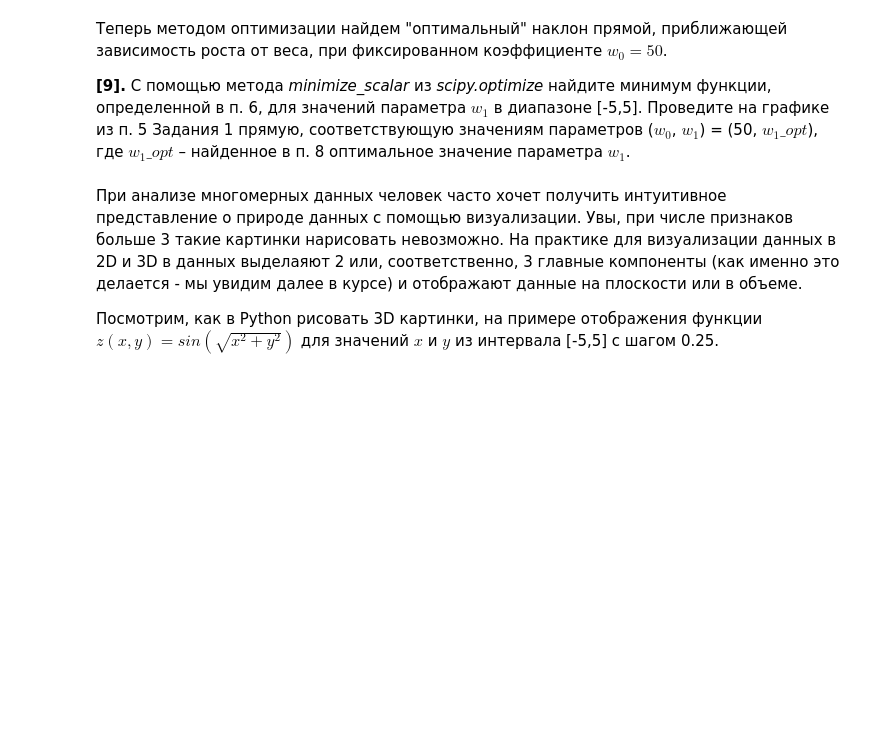
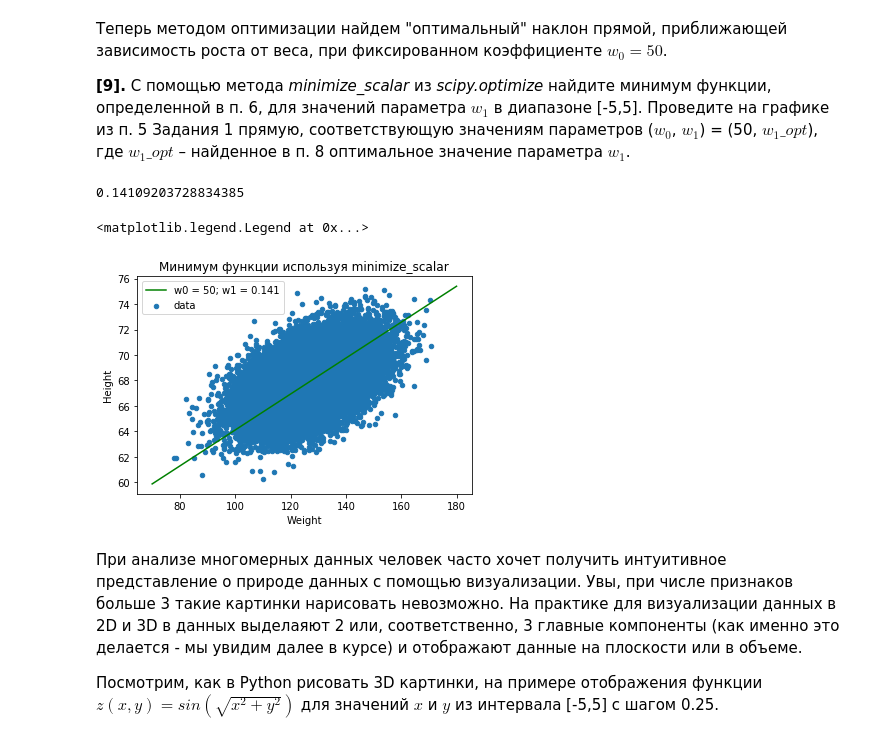
Before and after one commit to ultimatum424/NTP, a Jupyter notebook: lab1/peer_review_linreg_height_weight.ipynb, the cells around one changed output. Drawn from its saved outputs; the diff is of its cells as text; code cells hidden in the pictures; blank space fills up the shorter version.

```diff
--- a/lab1/peer_review_linreg_height_weight.ipynb
+++ b/lab1/peer_review_linreg_height_weight.ipynb
@@ -144,3 +171,19 @@ $$error(w_0, w_1) = \sum_{i=1}^n {(y_i - (w_0 + w_1 * x_i))}^2 $$
+# %%
+w1_opt = minimize_scalar(lambda w1: error(50, w1), bounds=(-5, 5))
+w1_opt.x
+# %% [output]
+0.14109203728834385
+# %%
+data.plot(y = 'Height', x = 'Weight', kind = 'scatter', title = 'Минимум функции используя minimize_scalar')
+x = np.linspace(70, 180)
+y = []
+for i in x:
+    y.append(50 + w1_opt.x * i)
+plt.plot(x, y, color = 'green')
+plt.legend( ('w0 = 50; w1 = 0.141', 'data') )
+# %% [output]
+<matplotlib.legend.Legend at 0x...>
+[figure, added]
 # %% [markdown]
 При анализе многомерных данных человек часто хочет получить интуитивное представление о природе данных с помощью визуализации. Увы, при числе признаков больше 3 такие картинки нарисовать невозможно. На практике для визуализации данных в 2D и 3D в данных выделаяют 2 или, соответственно, 3 главные компоненты (как именно это делается - мы увидим далее в курсе) и отображают данные на плоскости или в объеме.
 
```
Also changed, not shown: parts of 16 cells of this notebook.
